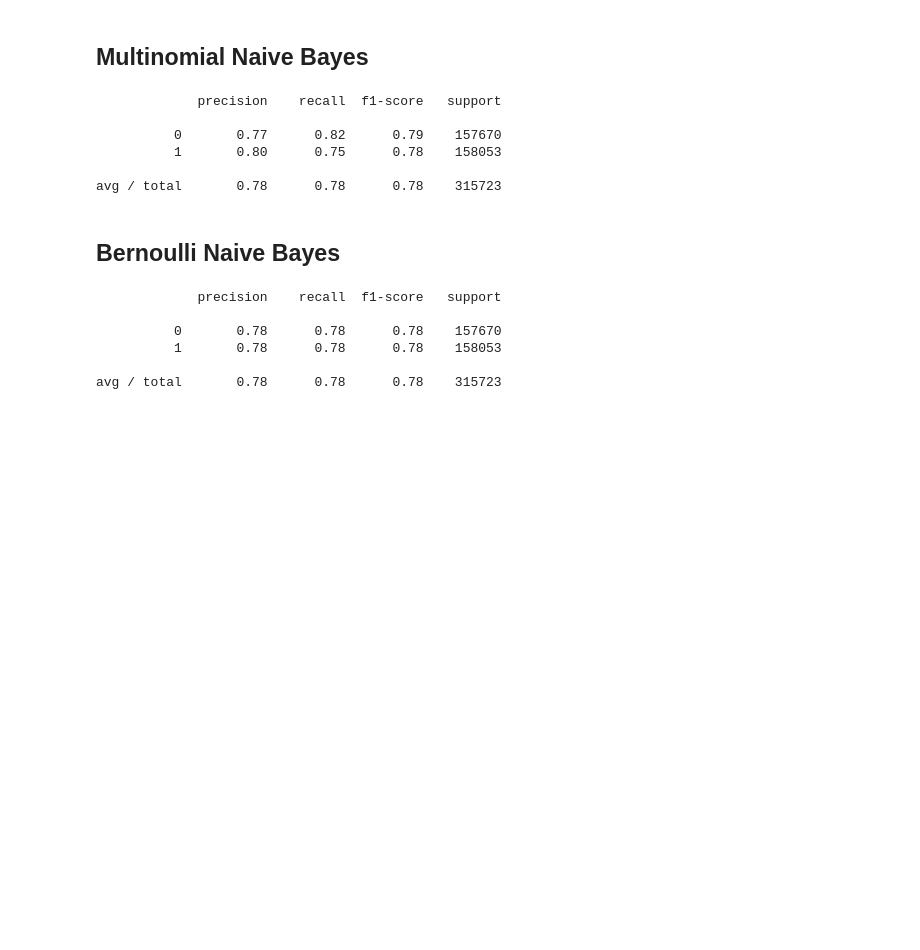
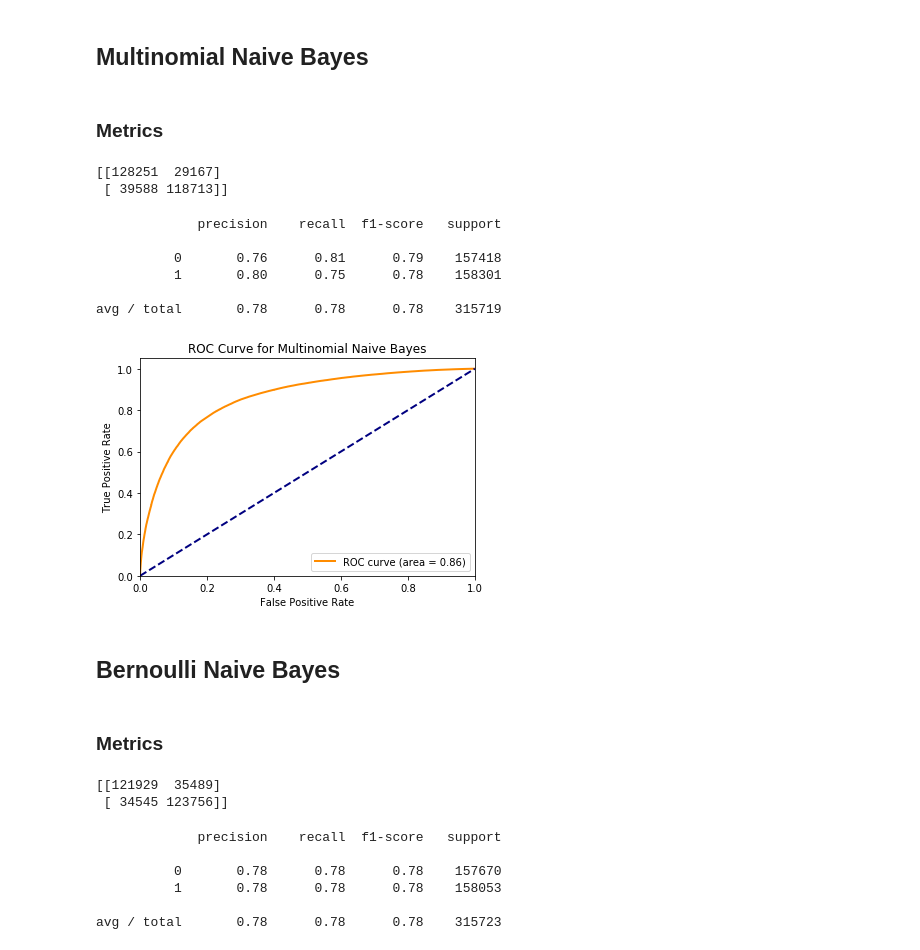
Before and after one commit to merrittd42/RPOSentimentAnalysis, a Jupyter notebook: python_analysis/Analysis.ipynb, the cells around one changed output. Cells and saved outputs as stored; diff of their text form; code cells hidden in the pictures; blank space fills up the shorter version.

Commit message:
Added metrics to the models that are already there. Will add more when coleman adds the decision tree

```diff
--- a/python_analysis/Analysis.ipynb
+++ b/python_analysis/Analysis.ipynb
@@ -62,17 +64,49 @@ X_test = vectorizer_test.transform(X_test)
 from sklearn.naive_bayes import MultinomialNB
 # %%
 clf = MultinomialNB()
-clf.fit(X_train_tf,y_train)
+fit = clf.fit(X_train_tf,y_train)
 y_pred = clf.predict(X_test)
+# %% [markdown]
+### Metrics
+# %%
+print(confusion_matrix(y_test,y_pred))
+# %% [output]
+[[128251  29167]
+ [ 39588 118713]]
 # %%
 print(classification_report(y_test,y_pred))
 # %% [output]
              precision    recall  f1-score   support
 
-          0       0.77      0.82      0.79    157670
-          1       0.80      0.75      0.78    158053
+          0       0.76      0.81      0.79    157418
+          1       0.80      0.75      0.78    158301
 
-avg / total       0.78      0.78      0.78    315723
+avg / total       0.78      0.78      0.78    315719
+# %%
+y_score = fit.predict_proba(X_test)
+# %%
+# Compute ROC curve and ROC area for each class
+fpr = dict()
+tpr = dict()
+roc_auc = dict()
+for i in range(2):
+    fpr[i], tpr[i], _ = roc_curve(y_test, y_score[:, i])
+    roc_auc[i] = auc(fpr[i], tpr[i])
+# %%
+plt.figure()
+lw = 2
+plt.plot(fpr[1], tpr[1], color='darkorange',
+         lw=lw, label='ROC curve (area = %0.2f)' % roc_auc[1])
+plt.plot([0, 1], [0, 1], color='navy', lw=lw, linestyle='--')
+plt.xlim([0.0, 1.0])
+plt.ylim([0.0, 1.05])
+plt.xlabel('False Positive Rate')
+plt.ylabel('True Positive Rate')
+plt.title('ROC Curve for Multinomial Naive Bayes')
+plt.legend(loc="lower right")
+plt.show()
+# %% [output]
+[figure, added]
 # %% [markdown]
 ## Bernoulli Naive Bayes
 # %%
@@ -83,4 +117,11 @@ clf.fit(X_train_tf,y_train)
 y_pred = clf.predict(X_test)
+# %% [markdown]
+### Metrics
+# %%
+print(confusion_matrix(y_test,y_pred))
+# %% [output]
+[[121929  35489]
+ [ 34545 123756]]
 # %%
 print(classification_report(y_test,y_pred))
 # %% [output]
```
Also changed, not shown: parts of 18 cells of this notebook.
